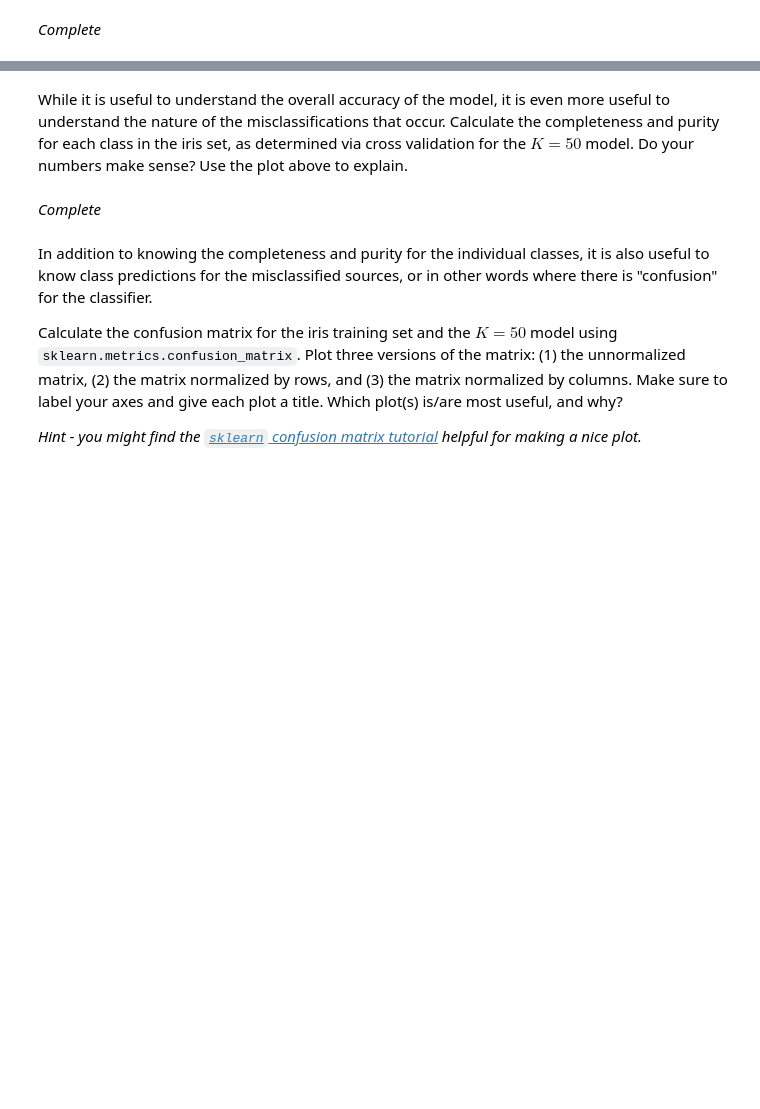
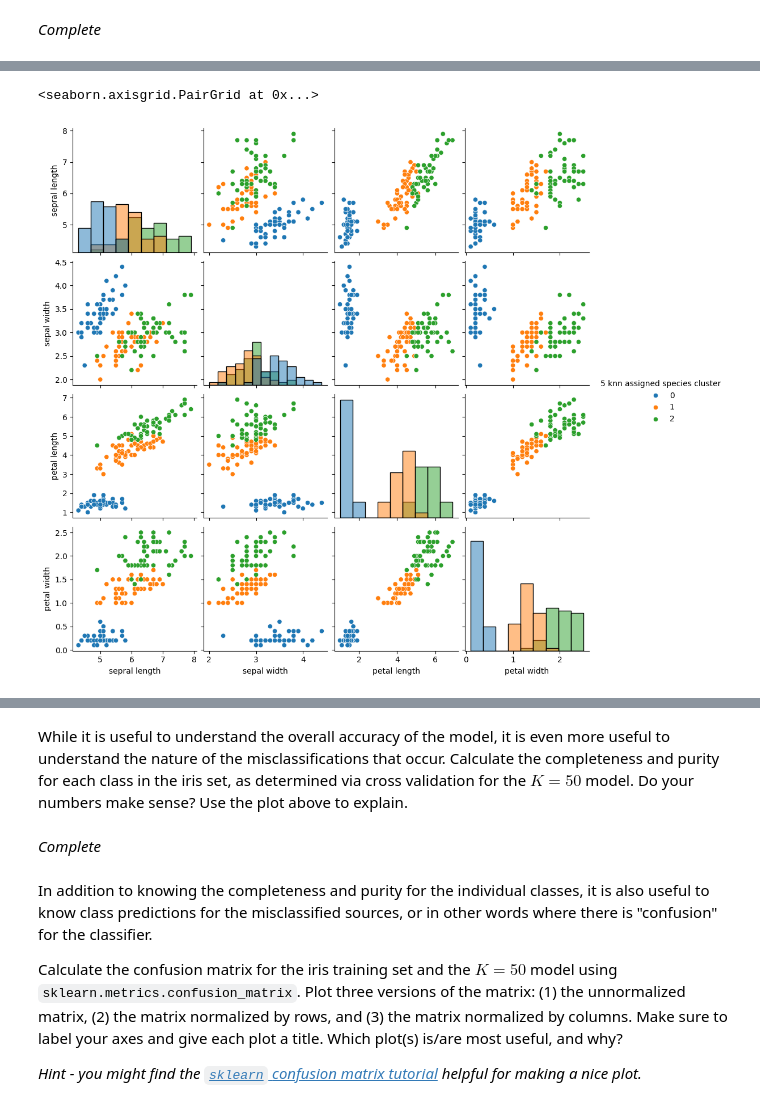
Before and after one commit to ASTR154/classification, a Jupyter notebook: classification.ipynb, the cells around one changed output, grey strips where cells are left out. Cells and saved outputs as stored; diff of their text form; code cells hidden in the pictures; blank space fills up the shorter version.

```diff
--- a/classification.ipynb
+++ b/classification.ipynb
@@ -179,0 +205,22 @@ Produce cross-validation predictions for the iris dataset and a KNN with 5 neigh
+# %%
+from sklearn import datasets, linear_model
+from sklearn.model_selection import cross_val_predict
+
+iris5_p = iris_p.copy()
+
+n5 = KNeighborsClassifier(n_neighbors=5)
+
+prediction5 = cross_val_predict(n5 , iris5_p , true_vals, cv = 3)
+
+acc5 = np.sum((prediction5 == true_vals) / len(true_vals))
+
+# complete
+# complete
+
+iris50_p = iris_p.copy()
+
+n50 = KNeighborsClassifier(n_neighbors=50)
+
+prediction50 = cross_val_predict(n50 , iris50_p , true_vals, cv = 3)
+
+acc50 = np.sum((prediction50 == true_vals) / len(true_vals))
@@ -179,0 +231,8 @@ Produce cross-validation predictions for the iris dataset and a KNN with 5 neigh
+# %%
+iris5_p = iris5_p.drop(['species type'], axis =1)
+# %%
+iris5_p["5 knn assigned species cluster"] = prediction5.astype(str)
+sns.pairplot(iris5_p, hue="5 knn assigned species cluster", diag_kind="hist")
+# %% [output]
+<seaborn.axisgrid.PairGrid at 0x...>
+[figure, added]
```
Also changed, not shown: parts of 10 cells of this notebook.
